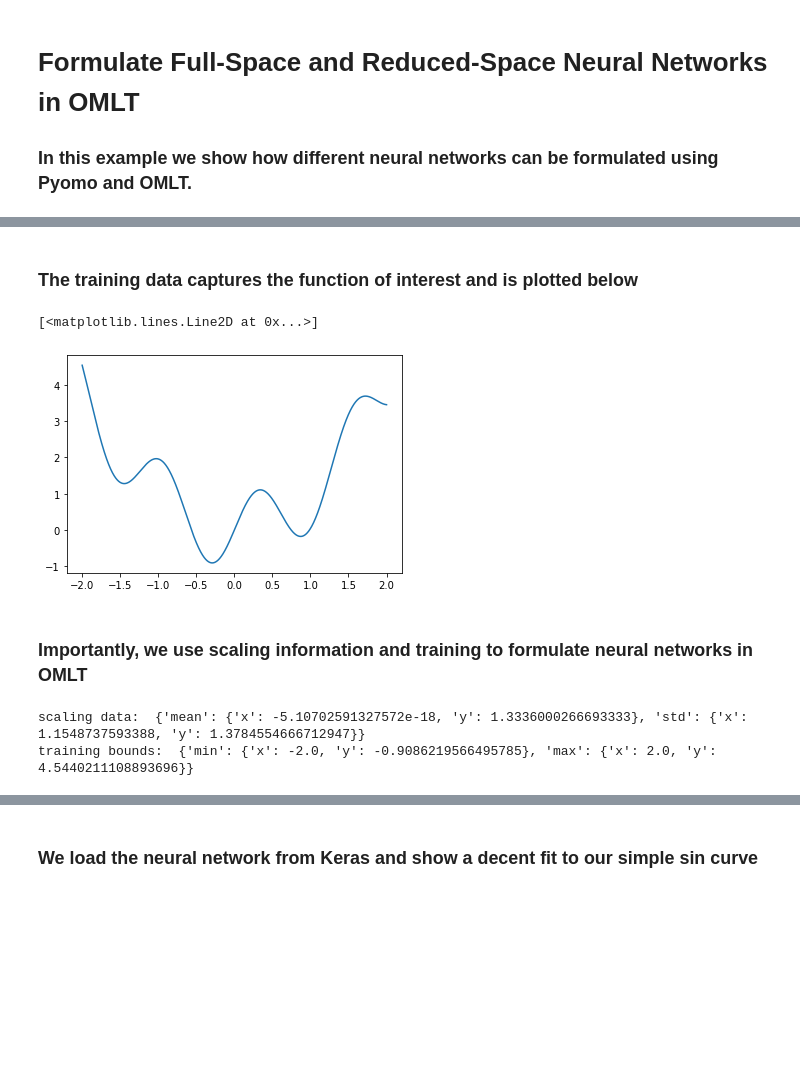
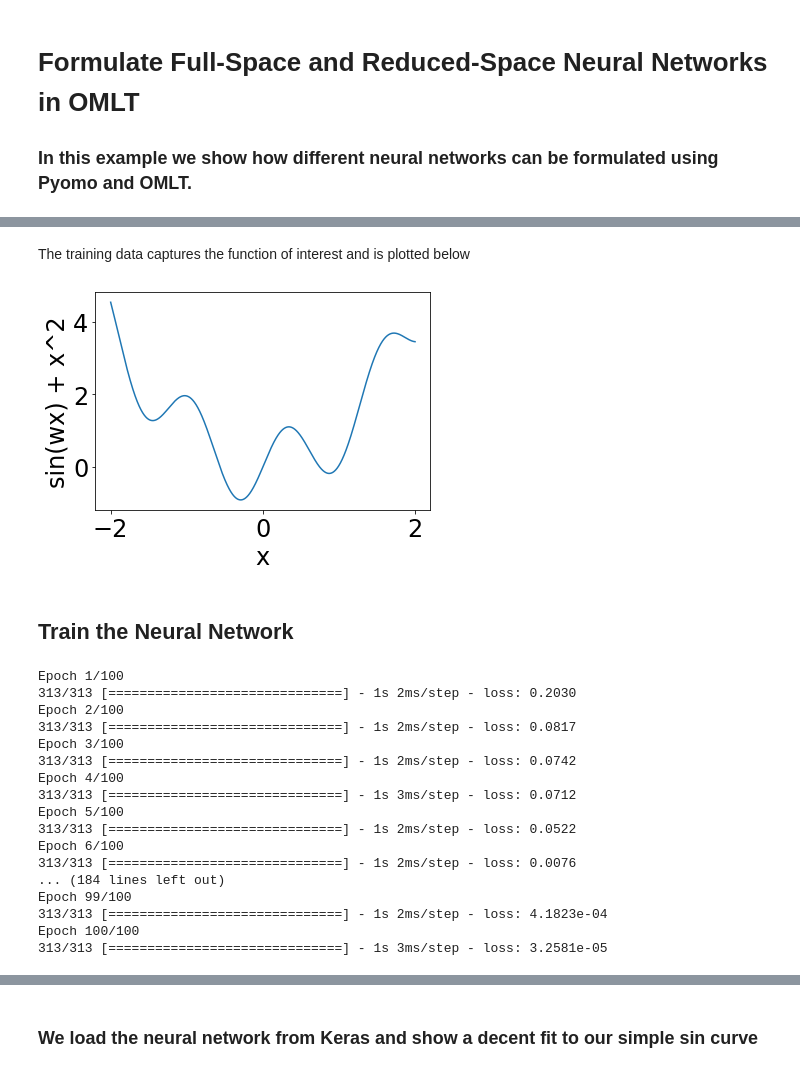
Before and after one commit to chrismarquez/OMLT, a Jupyter notebook: docs/notebooks/neuralnet/formulate_neural_networks.ipynb, the cells around one changed output, grey strips where cells are left out. Saved outputs shown, nothing was run; the diff lists cells and outputs as text; code cells hidden in the pictures; blank space fills up the shorter version.

```diff
--- a/docs/notebooks/neuralnet/formulate_neural_networks.ipynb
+++ b/docs/notebooks/neuralnet/formulate_neural_networks.ipynb
@@ -8,6 +8,9 @@ import numpy as np
 import pandas as pd
 import json
 import matplotlib.pyplot as plt
+import matplotlib
+matplotlib.rc('font', size=24)
+plt.rc('axes', titlesize=24)
 
 import pyomo.environ as pyo
-from tensorflow.keras.models import load_model
+#from tensorflow.keras.models import load_model
@@ -26,25 +56,12 @@ df = pd.read_csv("keras_model_sin_wave/sinwave_dataset.csv")
 # %% [markdown]
-### The training data captures the function of interest and is plotted below
+The training data captures the function of interest and is plotted below
 # %%
 x = df["x"]
 y = df["y"]
 plt.plot(x,y)
+plt.xlabel("x")
+plt.ylabel("sin(wx) + x^2");
 # %% [output]
-[<matplotlib.lines.Line2D at 0x...>]
-[figure, old version]
+[figure, new version]
-# %% [markdown]
-### Importantly, we use scaling information and training to formulate neural networks in OMLT
-# %%
-#load scaling and bounds
-with open("keras_model_sin_wave/scale.json", 'r') as f:
-    scales = json.load(f)
-    f.close()
-
-with open("keras_model_sin_wave/bounds.json", 'r') as f:
-    bounds = json.load(f)
-    f.close()
-print("scaling data: ",scales)
-print("training bounds: ",bounds)
-# %% [output]
-scaling data:  {'mean': {'x': -5.10702591327572e-18, 'y': 1.3336000266693333}, 'std': {'x': 1.1548737593388, 'y': 1.3784554666712947}}
-training bounds:  {'min': {'x': -2.0, 'y': -0.9086219566495785}, 'max': {'x': 2.0, 'y': 4.5440211108893696}}
+# %% [markdown]
+## Train the Neural Network
@@ -50,0 +77,20 @@ training bounds:  {'min': {'x': -2.0, 'y': -0.9086219566495785}, 'max': {'x': 2.
+# %%
+history = model1.fit(x=df['x_scaled'], y=df['y_scaled'],verbose=1, epochs=100)
+# %% [output]
+Epoch 1/100
+313/313 [==============================] - 1s 2ms/step - loss: 0.2030
+Epoch 2/100
+313/313 [==============================] - 1s 2ms/step - loss: 0.0817
+Epoch 3/100
+313/313 [==============================] - 1s 2ms/step - loss: 0.0742
+Epoch 4/100
+313/313 [==============================] - 1s 3ms/step - loss: 0.0712
+Epoch 5/100
+313/313 [==============================] - 1s 2ms/step - loss: 0.0522
+Epoch 6/100
+313/313 [==============================] - 1s 2ms/step - loss: 0.0076
+... (184 lines left out)
+Epoch 99/100
+313/313 [==============================] - 1s 2ms/step - loss: 4.1823e-04
+Epoch 100/100
+313/313 [==============================] - 1s 3ms/step - loss: 3.2581e-05
```
Also changed, not shown: parts of 16 cells of this notebook.
